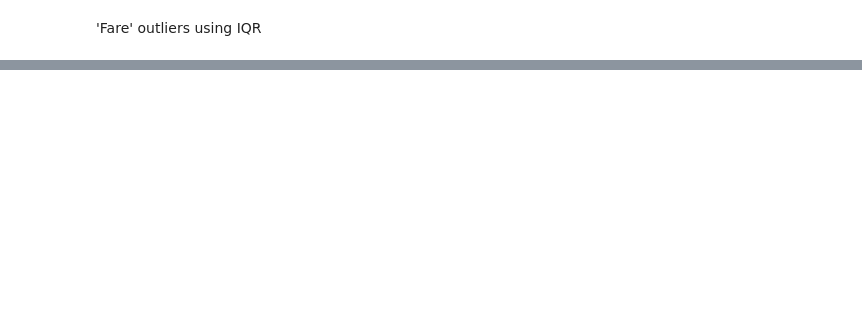
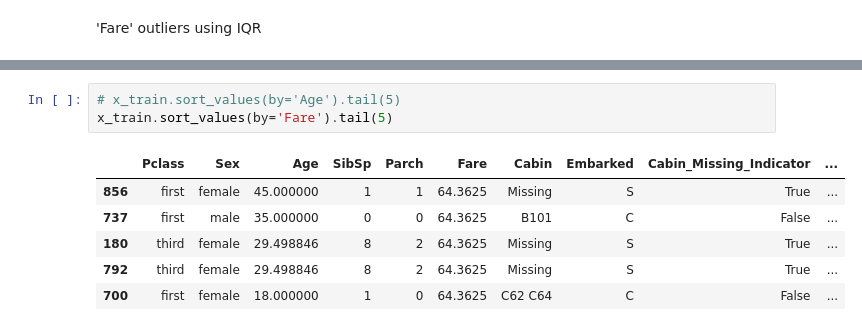
Before and after one commit to mehrab-abir/ai-ml, a Jupyter notebook: Machine Learning/Applied Machine Learning/Feature Engineering/titanic_dataset_fe.ipynb, the cells around one changed output, grey strips where cells are left out. Saved outputs shown, nothing was run; the diff lists cells and outputs as text; blank space fills up the shorter version.

```diff
--- a/Machine Learning/Applied Machine Learning/Feature Engineering/titanic_dataset_fe.ipynb
+++ b/Machine Learning/Applied Machine Learning/Feature Engineering/titanic_dataset_fe.ipynb
@@ -376,0 +394,10 @@ Number of fare outliers:  96
+# %%
+# x_train.sort_values(by='Age').tail(5)
+x_train.sort_values(by='Fare').tail(5)
+# %% [output]
+|  | Pclass | Sex | Age | SibSp | Parch | Fare | Cabin | Embarked | Cabin_Missing_Indicator | ... |
+| 856 | first | female | 45.000000 | 1 | 1 | 64.3625 | Missing | S | True | ... |
+| 737 | first | male | 35.000000 | 0 | 0 | 64.3625 | B101 | C | False | ... |
+| 180 | third | female | 29.498846 | 8 | 2 | 64.3625 | Missing | S | True | ... |
+| 792 | third | female | 29.498846 | 8 | 2 | 64.3625 | Missing | S | True | ... |
+| 700 | first | female | 18.000000 | 1 | 0 | 64.3625 | C62 C64 | C | False | ... |
```
Also changed, not shown: parts of 12 cells of this notebook.
